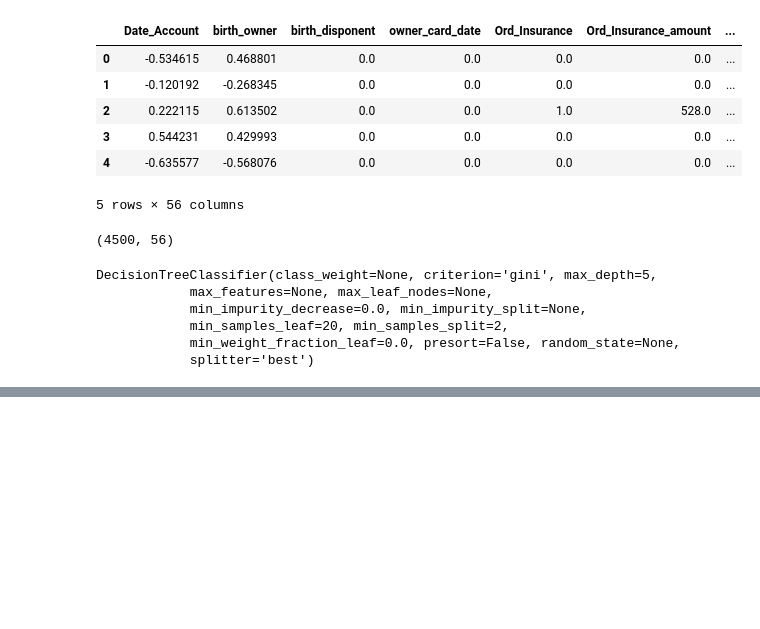
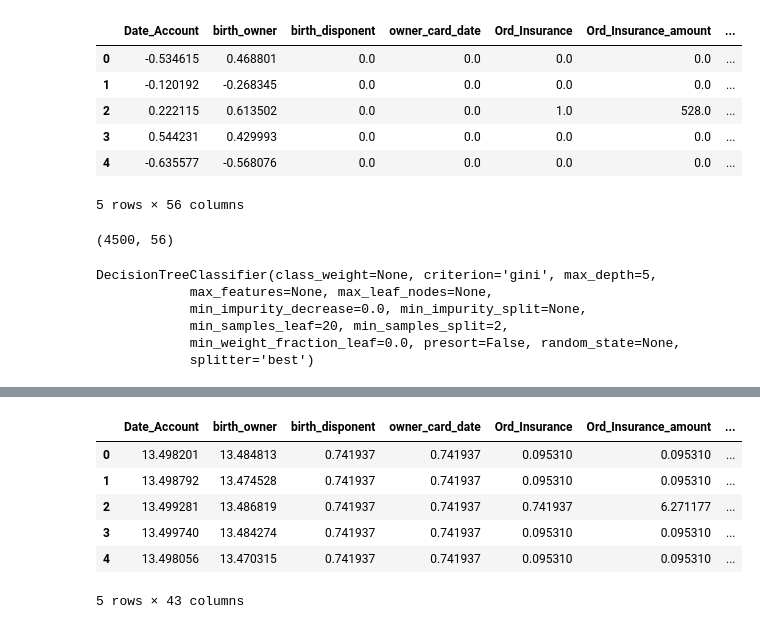
Before and after one commit to osmaac/master-data-science, a Jupyter notebook: Tenencia del producto préstamo-Copy1.ipynb, the cells around one changed output, grey strips where cells are left out. Cells and saved outputs as stored; diff of their text form; code cells hidden in the pictures; blank space fills up the shorter version.

```diff
--- a/Tenencia del producto préstamo-Copy1.ipynb
+++ b/Tenencia del producto préstamo-Copy1.ipynb
@@ -859,0 +957,21 @@ tn: 738  fp: 19  fn: 108  tp: 35
+# %%
+#Separamos las variables numéricas de las que consideramos categóricas
+X3_cat=X3[['account_disponent_bin_0','account_disponent_bin_1',
+       'frequency_After_trans', 'frequency_Monthly', 'frequency_Weekly',
+       'sex_owner_F', 'sex_owner_M', 'owner_card_type_0', 'owner_card_type_1',
+       'owner_card_type_2', 'owner_card_type_3', 'sex_disponent_F',
+       'sex_disponent_M']]
+X3_num=X3[['Date_Account', 'birth_owner', 'birth_disponent', 'owner_card_date',
+       'Ord_Insurance', 'Ord_Insurance_amount', 'Ord_Household_Payment',
+       'Ord_Household_Payment_amount', 'Ord_Leasing', 'Ord_Empty',
+       'Ord_Empty_amount', 'num_inhabitants', 'municip < 499',
+       'municip 500-1999', 'municip 2000-9999', 'municip > 10000',
+       'num_cities', 'avg_salary', 'Num_Type_Credit', 'Num_Type_VYBER',
+       'Num_Type_Withdrawal', 'Num_Op_Null', 'Num_Op_Remittances',
+       'Num_Op_Collection', 'Num_Op_CashCredit', 'Num_Op_WithdrawalCash',
+       'Num_Op_WithdrawalCreditCard', 'Num_Sym_Null', 'Num_Sym_Null2',
+       'Num_Sym_Pension', 'Num_Sym_Insurance', 'Num_Sym_NegBal',
+       'Num_Sym_Household', 'Num_Sym_Statement', 'Num_Sym_IntDep',
+       'Balance_in_negative', 'Ord_Leasing_amount', 'ratio_urban_inhabitants',
+       'unemployment_rate_95', 'unemployment_rate_96', 'crimes_95_ratio',
+       'crimes_96_ratio', 'entrepreneurs_ratio']]
@@ -859,0 +1116,20 @@ tn: 738  fp: 19  fn: 108  tp: 35
+# %%
+#A partir del DataFrame X3 creamos un DataFrame que contenga el log natural de las variables numéricas
+cols = X3_num.columns
+X3_log=pd.DataFrame(X3_num,columns=columns)# Tambien podríamos hacer un copy del DF
+# %%
+#Calculamos el logaritmo de las variables que consideramos numéricas
+cols=X3_num.columns
+for col in cols:
+    X3_log[col]=X3_log[col]+1.1 #Para evitar errores al aplicar el logaritmo
+    X3_log[col]=np.log(X3_log[col])
+# %%
+X3_log.head()
+# %% [output]
+|  | Date_Account | birth_owner | birth_disponent | owner_card_date | Ord_Insurance | Ord_Insurance_amount | ... |
+| 0 | 13.498201 | 13.484813 | 0.741937 | 0.741937 | 0.095310 | 0.095310 | ... |
+| 1 | 13.498792 | 13.474528 | 0.741937 | 0.741937 | 0.095310 | 0.095310 | ... |
+| 2 | 13.499281 | 13.486819 | 0.741937 | 0.741937 | 0.741937 | 6.271177 | ... |
+| 3 | 13.499740 | 13.484274 | 0.741937 | 0.741937 | 0.095310 | 0.095310 | ... |
+| 4 | 13.498056 | 13.470315 | 0.741937 | 0.741937 | 0.095310 | 0.095310 | ... |
+5 rows × 43 columns
```
Also changed, not shown: parts of 96 cells of this notebook.
